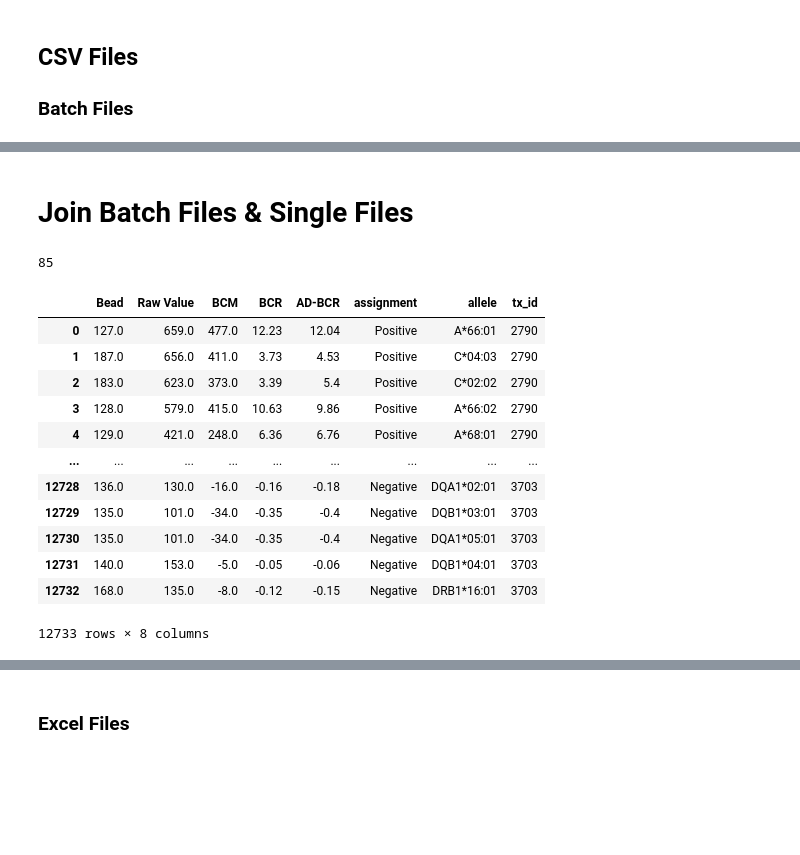
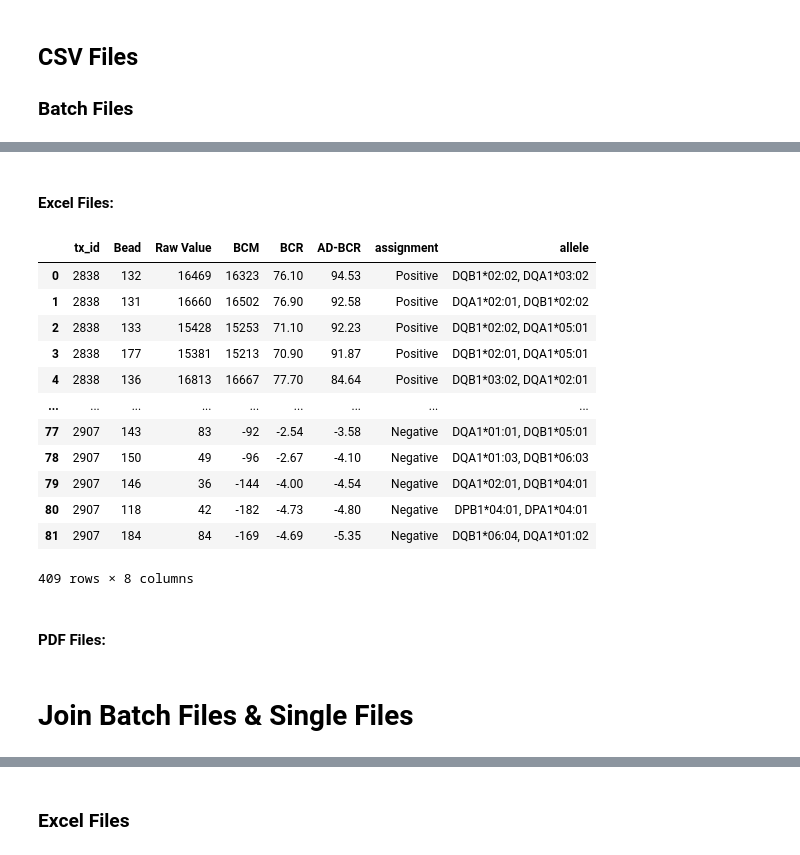
Before and after one commit to umcu-stride/desa_paper, a Jupyter notebook: Notebooks/Luven Data/lsa_data_preparation.ipynb, the cells around one changed output, grey strips where cells are left out. Saved outputs shown, nothing was run; the diff lists cells and outputs as text; code cells hidden in the pictures; blank space fills up the shorter version.

```diff
--- a/Notebooks/Luven Data/lsa_data_preparation.ipynb
+++ b/Notebooks/Luven Data/lsa_data_preparation.ipynb
@@ -112,0 +106,22 @@ df_single_csv = (
+# %% [markdown]
+#### Excel Files:
+# %%
+from src.leuven.preprocess import aggregate_lsa_excel
+df_single_excel = aggregate_lsa_excel()
+df_single_excel
+# %% [output]
+|  | tx_id | Bead | Raw Value | BCM | BCR | AD-BCR | assignment | allele |
+| 0 | 2838 | 132 | 16469 | 16323 | 76.10 | 94.53 | Positive | DQB1*02:02, DQA1*03:02 |
+| 1 | 2838 | 131 | 16660 | 16502 | 76.90 | 92.58 | Positive | DQA1*02:01, DQB1*02:02 |
+| 2 | 2838 | 133 | 15428 | 15253 | 71.10 | 92.23 | Positive | DQB1*02:02, DQA1*05:01 |
+| 3 | 2838 | 177 | 15381 | 15213 | 70.90 | 91.87 | Positive | DQB1*02:01, DQA1*05:01 |
+| 4 | 2838 | 136 | 16813 | 16667 | 77.70 | 84.64 | Positive | DQB1*03:02, DQA1*02:01 |
+| ... | ... | ... | ... | ... | ... | ... | ... | ... |
+| 77 | 2907 | 143 | 83 | -92 | -2.54 | -3.58 | Negative | DQA1*01:01, DQB1*05:01 |
+| 78 | 2907 | 150 | 49 | -96 | -2.67 | -4.10 | Negative | DQA1*01:03, DQB1*06:03 |
+| 79 | 2907 | 146 | 36 | -144 | -4.00 | -4.54 | Negative | DQA1*02:01, DQB1*04:01 |
+| 80 | 2907 | 118 | 42 | -182 | -4.73 | -4.80 | Negative | DPB1*04:01, DPA1*04:01 |
+| 81 | 2907 | 184 | 84 | -169 | -4.69 | -5.35 | Negative | DQB1*06:04, DQA1*01:02 |
+409 rows × 8 columns
+# %% [markdown]
+#### PDF Files:
@@ -117,22 +135,5 @@ df_total = pd.concat([df_single_csv, df_batch]).reset_index(drop=True)
 df_total.to_csv('/Users/Danial/UMCUtrecht/Leuven/Processed/lsa_joined.csv')
 # %%
 lsa_ids = df_total.tx_id.unique()
-len(lsa_ids)
+# print(set(lsa_ids))
+# {2801, 2835, 2838, 2896, 2907} & set(lsa_ids)
-# %% [output]
-85
-# %%
-df_total
-# %% [output]
-|  | Bead | Raw Value | BCM | BCR | AD-BCR | assignment | allele | tx_id |
-| 0 | 127.0 | 659.0 | 477.0 | 12.23 | 12.04 | Positive | A*66:01 | 2790 |
-| 1 | 187.0 | 656.0 | 411.0 | 3.73 | 4.53 | Positive | C*04:03 | 2790 |
-| 2 | 183.0 | 623.0 | 373.0 | 3.39 | 5.4 | Positive | C*02:02 | 2790 |
-| 3 | 128.0 | 579.0 | 415.0 | 10.63 | 9.86 | Positive | A*66:02 | 2790 |
-| 4 | 129.0 | 421.0 | 248.0 | 6.36 | 6.76 | Positive | A*68:01 | 2790 |
-| ... | ... | ... | ... | ... | ... | ... | ... | ... |
-| 12728 | 136.0 | 130.0 | -16.0 | -0.16 | -0.18 | Negative | DQA1*02:01 | 3703 |
-| 12729 | 135.0 | 101.0 | -34.0 | -0.35 | -0.4 | Negative | DQB1*03:01 | 3703 |
-| 12730 | 135.0 | 101.0 | -34.0 | -0.35 | -0.4 | Negative | DQA1*05:01 | 3703 |
-| 12731 | 140.0 | 153.0 | -5.0 | -0.05 | -0.06 | Negative | DQB1*04:01 | 3703 |
-| 12732 | 168.0 | 135.0 | -8.0 | -0.12 | -0.15 | Negative | DRB1*16:01 | 3703 |
-12733 rows × 8 columns
```
Also changed, not shown: parts of 20 cells of this notebook, 20 other files.
